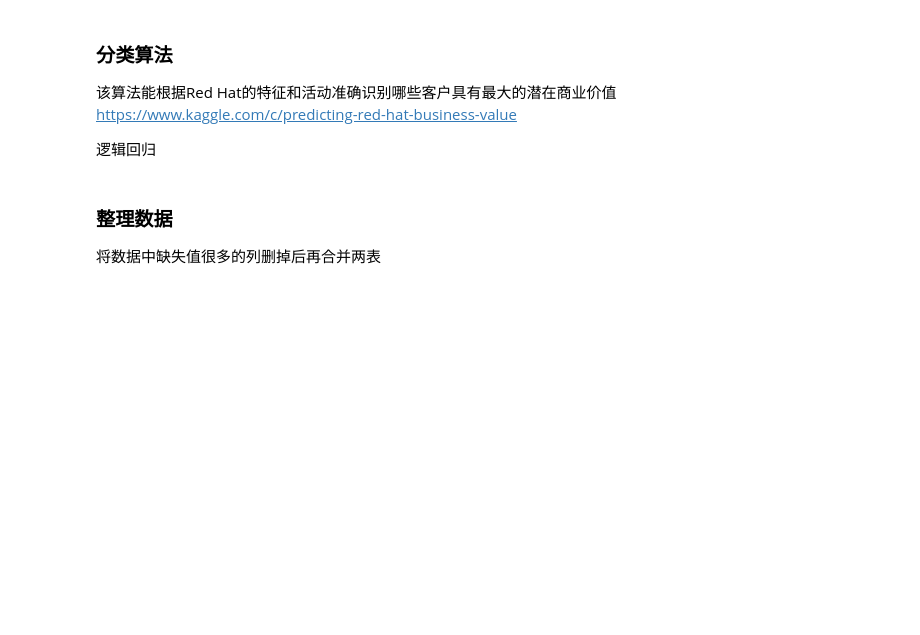
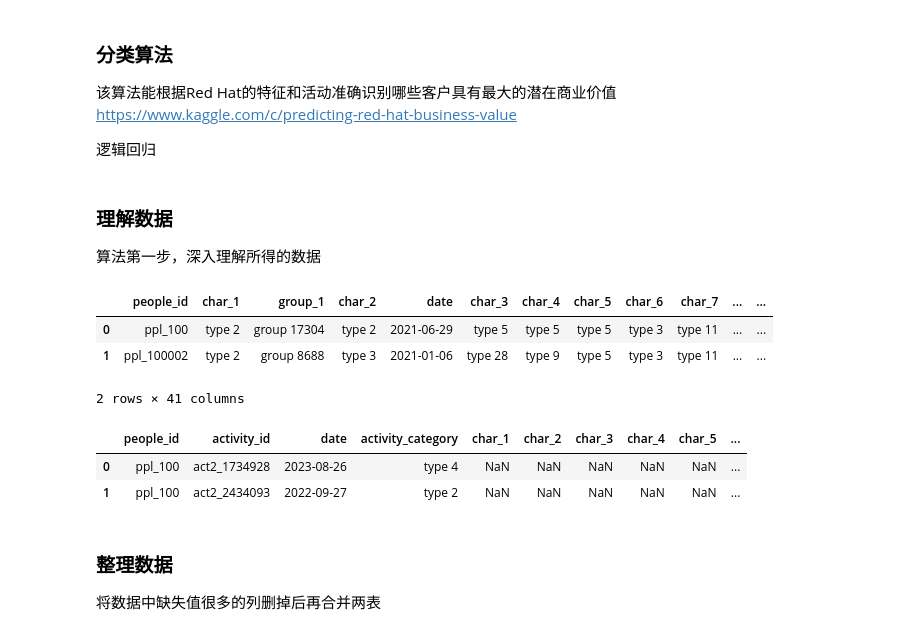
Before and after one commit to ziyeZzz/Machine-learning, a Jupyter notebook: kaikeba/p1-predictingRedHatBusinessValue.ipynb, the cells around one changed output. Cells and saved outputs as stored; diff of their text form; code cells hidden in the pictures; blank space fills up the shorter version.

```diff
--- a/kaikeba/p1-predictingRedHatBusinessValue.ipynb
+++ b/kaikeba/p1-predictingRedHatBusinessValue.ipynb
@@ -11,6 +11,23 @@ import numpy as np
 dir = 'data/01_redHat/'
 df_people = pd.read_csv(dir+'people.csv')
 df_act_train = pd.read_csv(dir+'act_train.csv')
+# %% [markdown]
+### 理解数据
+
+算法第一步，深入理解所得的数据
+# %%
+df_people.head(2)
+# %% [output]
+|  | people_id | char_1 | group_1 | char_2 | date | char_3 | char_4 | char_5 | char_6 | char_7 | ... | ... |
+| 0 | ppl_100 | type 2 | group 17304 | type 2 | 2021-06-29 | type 5 | type 5 | type 5 | type 3 | type 11 | ... | ... |
+| 1 | ppl_100002 | type 2 | group 8688 | type 3 | 2021-01-06 | type 28 | type 9 | type 5 | type 3 | type 11 | ... | ... |
+2 rows × 41 columns
+# %%
+df_act_train.head(2)
+# %% [output]
+|  | people_id | activity_id | date | activity_category | char_1 | char_2 | char_3 | char_4 | char_5 | ... |
+| 0 | ppl_100 | act2_1734928 | 2023-08-26 | type 4 | NaN | NaN | NaN | NaN | NaN | ... |
+| 1 | ppl_100 | act2_2434093 | 2022-09-27 | type 2 | NaN | NaN | NaN | NaN | NaN | ... |
 # %% [markdown]
 ### 整理数据<br>
 将数据中缺失值很多的列删掉后再合并两表
```
Also changed, not shown: parts of 29 cells of this notebook.
